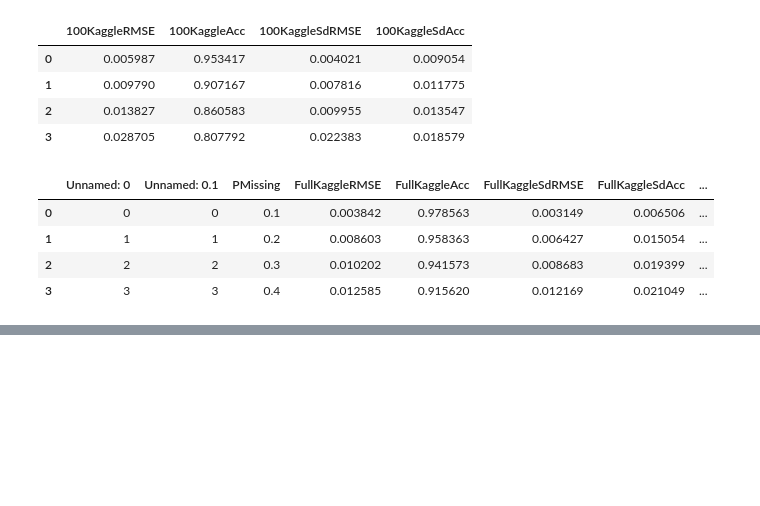
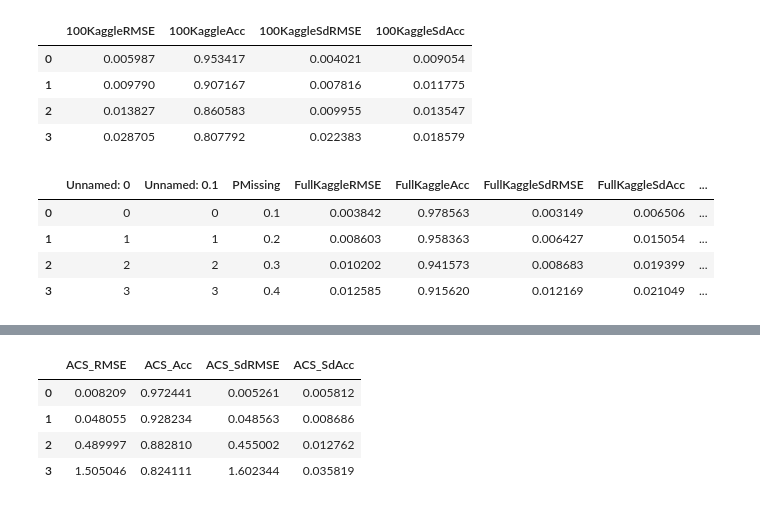
Before and after one commit to cesar-yoab/Survey-GAINs, a Jupyter notebook: SurveyGAINs.ipynb, the cells around one changed output, grey strips where cells are left out. Saved outputs shown, nothing was run; the diff lists cells and outputs as text; code cells hidden in the pictures; blank space fills up the shorter version.

```diff
--- a/SurveyGAINs.ipynb
+++ b/SurveyGAINs.ipynb
@@ -1100,0 +1194,8 @@ results.to_csv("gain_results.csv")
+# %%
+train_GAIN(nets=(Generator, Discriminator),
+           optimizers=(optimizer_G, optimizer_D),
+           dataloaders=(data_loader, mask_loader),
+           batch_size=hyper_params.batch_size,
+           alpha=hyper_params.alpha,
+           p_hint=hyper_params.p_hint,
+           epochs=hyper_params.epochs)
@@ -1100,0 +1227,11 @@ results.to_csv("gain_results.csv")
+# %%
+# Test set
+imputed_data, rmse = imputator(Generator, testX, testM, encoder, cuda=True)
+testDecoded = encoder.smart_decode(testX)
+means = []
+for col in imputed_data.columns:
+    mean = np.mean(np.where(imputed_data[col].values == testDecoded[col].values, 1, 0))
+    means.append(mean)
+
+accuracy = np.mean(np.array(means))
+print("RMSE: {}\nAccuracy: {}".format(rmse, accuracy))
@@ -1100,0 +1241,10 @@ results.to_csv("gain_results.csv")
+# %%
+# Entire set
+imputed_data, rmse = imputator(Generator, X, M, encoder, cuda=True)
+means = []
+for col in imputed_data.columns:
+    mean = np.mean(np.where(imputed_data[col].values == test_df[col].values, 1, 0))
+    means.append(mean)
+
+accuracy = np.mean(np.array(means))
+print("RMSE: {}\nAccuracy: {}".format(rmse, accuracy))
@@ -1100,0 +1379,15 @@ results.to_csv("gain_results.csv")
+# %%
+results = pd.DataFrame({
+                        'ACS_RMSE': avg_rmses,
+                        'ACS_Acc': avg_accs,
+                        'ACS_SdRMSE': sd_rmses,
+                        'ACS_SdAcc': sd_accs})
+## results.to_csv("gain_results.csv")
+###
+results.head()
+# %% [output]
+|  | ACS_RMSE | ACS_Acc | ACS_SdRMSE | ACS_SdAcc |
+| 0 | 0.008209 | 0.972441 | 0.005261 | 0.005812 |
+| 1 | 0.048055 | 0.928234 | 0.048563 | 0.008686 |
+| 2 | 0.489997 | 0.882810 | 0.455002 | 0.012762 |
+| 3 | 1.505046 | 0.824111 | 1.602344 | 0.035819 |
```
Also changed, not shown: parts of 17 cells of this notebook.
